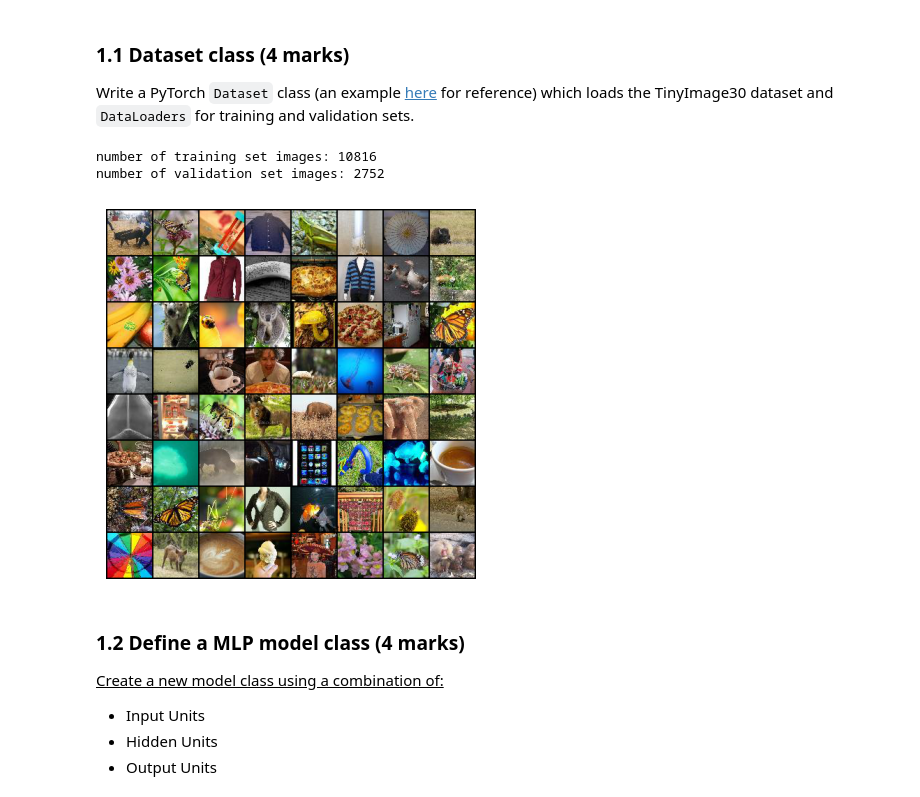
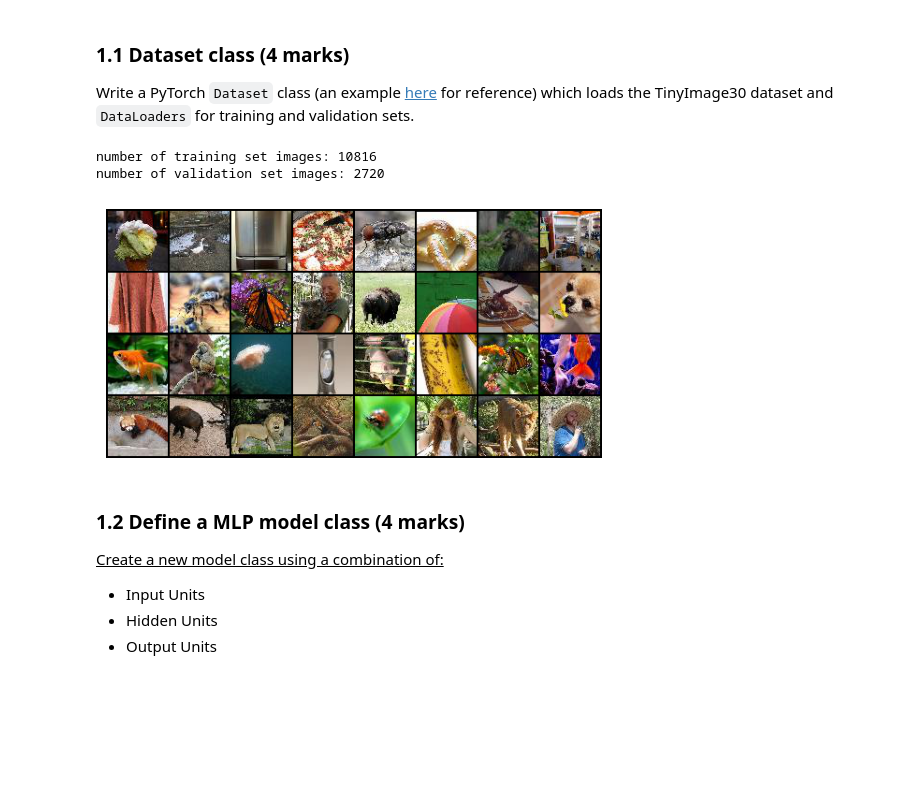
Before and after one commit to Arahi20/Tinyimage30_Image_classification, a Jupyter notebook: COMP5625M_assessment2024_problem.ipynb, the cells around one changed output. Drawn from its saved outputs; the diff is of its cells as text; code cells hidden in the pictures; blank space fills up the shorter version.

```diff
--- a/COMP5625M_assessment2024_problem.ipynb
+++ b/COMP5625M_assessment2024_problem.ipynb
@@ -228,31 +229,31 @@ train_sampler = SubsetRandomSampler(train_idx)
 validation_sampler = SubsetRandomSampler(validation_idx)
 # %%
 # adjust appropriately depending on GPU resources available / size of problem to speed up training
-BATCH_SIZE = 64
+BATCH_SIZE = 32
 # adjust appropriately depending on CPU architecture to speed-up loading
 NUM_WORKERS = 0
 
 # the training set
 train_loader = DataLoader(train_set, batch_size=BATCH_SIZE,
                           num_workers=NUM_WORKERS, sampler=train_sampler)
 
 # validation set
 validation_loader = DataLoader(validation_set, batch_size=BATCH_SIZE,
                           num_workers=NUM_WORKERS, sampler=validation_sampler)
 
 # by confirming size of partitions after loading
 print("number of training set images: " + str(len(train_loader)*BATCH_SIZE))
 print("number of validation set images: " + str(len(validation_loader)*BATCH_SIZE))
 
 dataiter = iter(train_loader)
 images, labels = next(dataiter)
 
 # show images and labels
 _ = timshow(torchvision.utils.make_grid(images))
 # %% [output]
 number of training set images: 10816
-number of validation set images: 2752
+number of validation set images: 2720
-[figure, old version]
+[figure, new version]
 # %% [markdown]
 ### 1.2 Define a MLP model class (4 marks)
 
```
Also changed, not shown: parts of 25 cells of this notebook, 26 other files.
